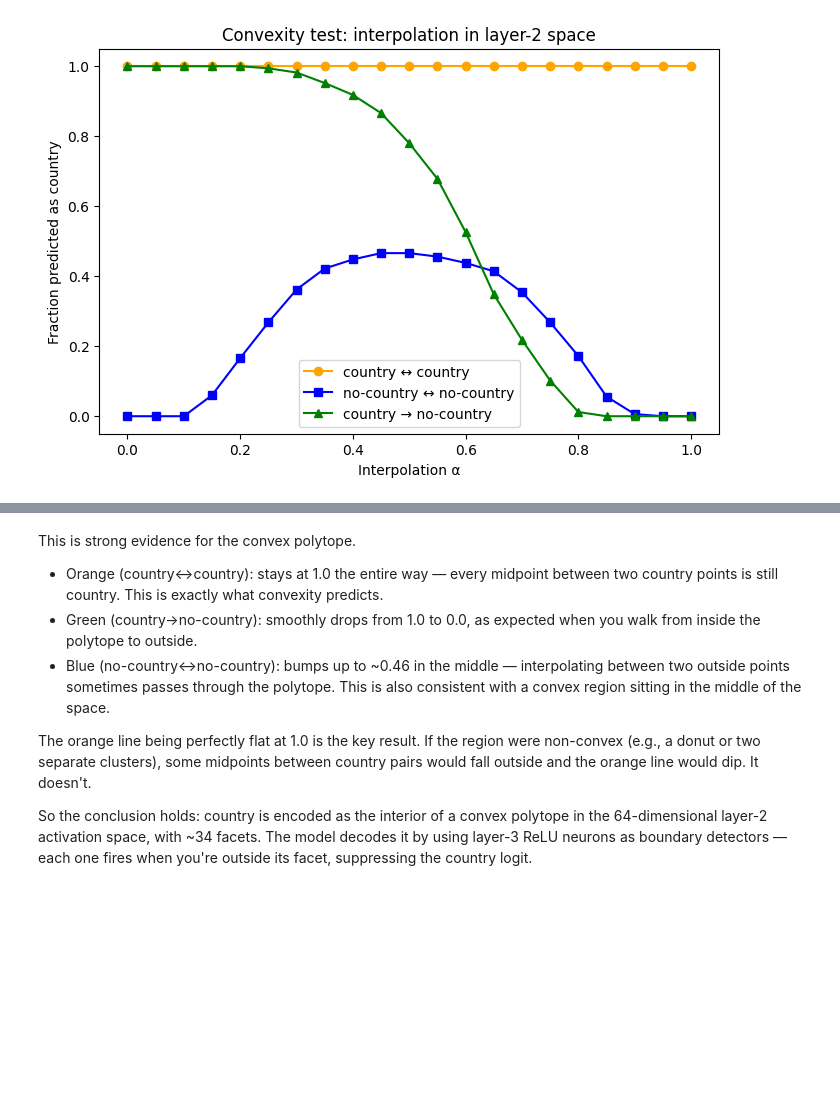
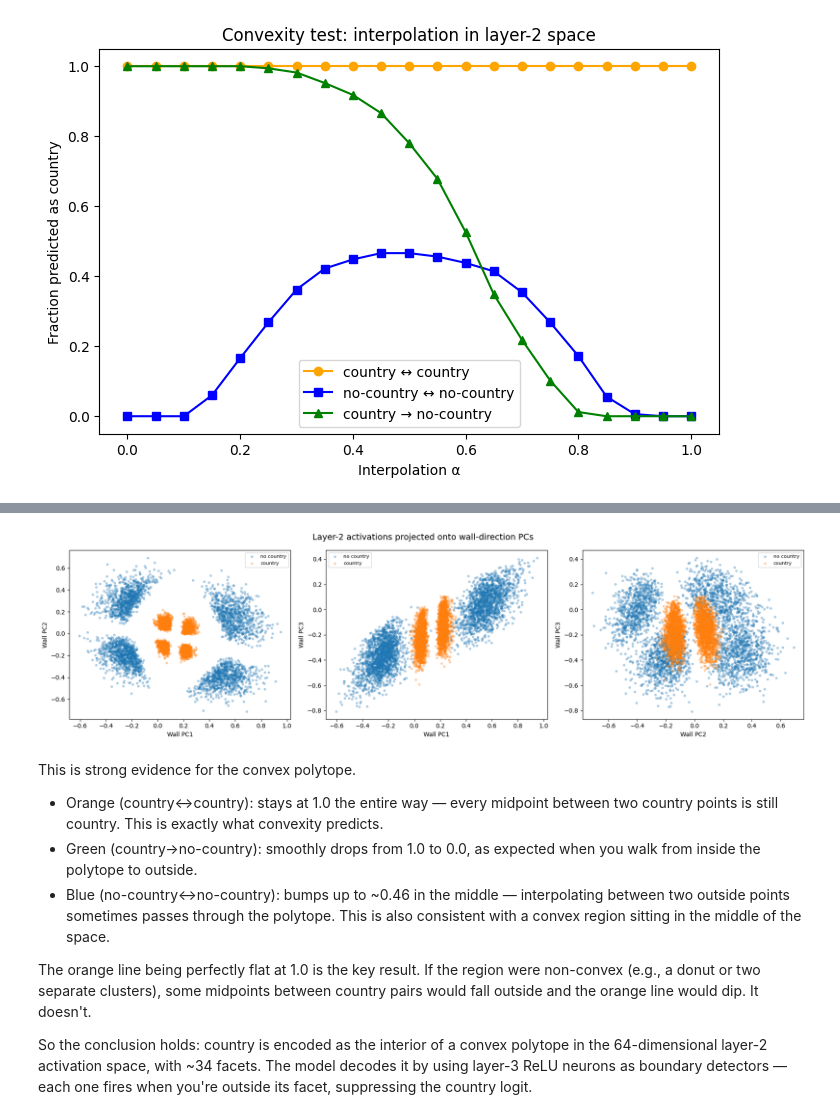
Before and after one commit to DenisLim95/nonlinear-feature-geometry-bluedot-puzzle, a Jupyter notebook: puzzle.ipynb, the cells around one changed output, grey strips where cells are left out. Drawn from its saved outputs; the diff is of its cells as text; code cells hidden in the pictures; blank space fills up the shorter version.

```diff
--- a/puzzle.ipynb
+++ b/puzzle.ipynb
@@ -630,3 +678,28 @@ plt.show()
+# %%
+# Project layer-2 activations onto the top wall-direction PCs
+wall_pcs = pca_walls.components_  # (20, 64) — each row is a PC direction
+
+# Project all training data onto top 3 wall PCs
+train_wall_proj = train_acts @ wall_pcs[:3].T  # (N, 3)
+
+# 2D: PC1 vs PC2
+fig, axes = plt.subplots(1, 3, figsize=(18, 5))
+
+pairs = [(0, 1), (0, 2), (1, 2)]
+for ax, (i, j) in zip(axes, pairs):
+    ax.scatter(train_wall_proj[country_labels == 0, i], train_wall_proj[country_labels == 0, j],
+               alpha=0.3, s=10, label="no country")
+    ax.scatter(train_wall_proj[country_labels == 1, i], train_wall_proj[country_labels == 1, j],
+               alpha=0.3, s=10, label="country")
+    ax.set_xlabel(f"Wall PC{i+1}")
+    ax.set_ylabel(f"Wall PC{j+1}")
+    ax.legend(fontsize=8)
+
+plt.suptitle("Layer-2 activations projected onto wall-direction PCs", fontsize=14)
+plt.tight_layout()
+plt.show()
+# %% [output]
+[figure, added]
 # %% [markdown]
 This is strong evidence for the convex polytope.
 
```
Also changed, not shown: parts of 4 cells of this notebook, 3 other files.
